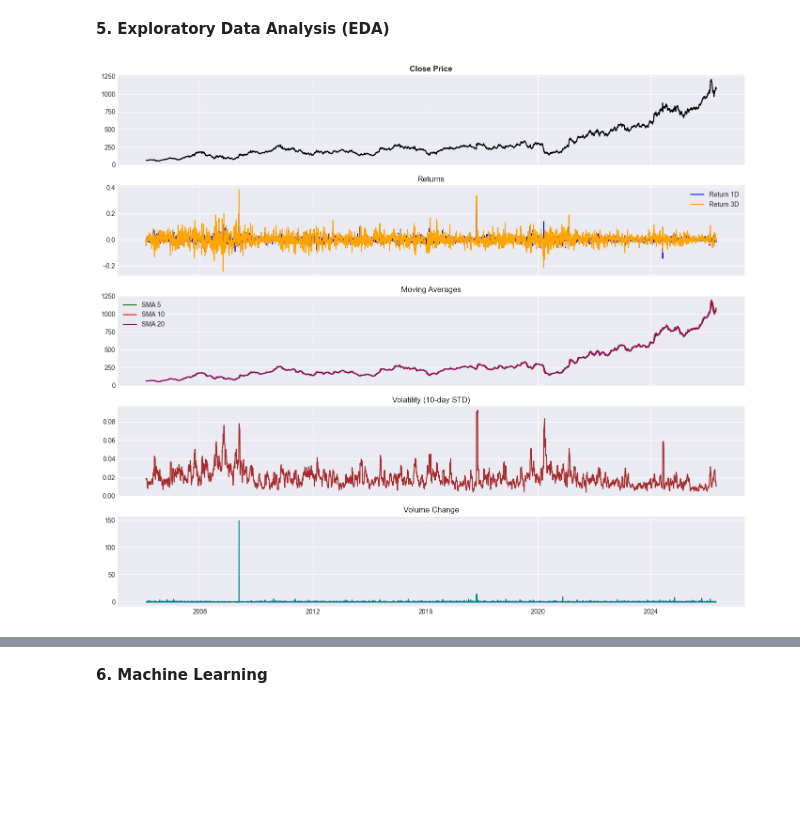
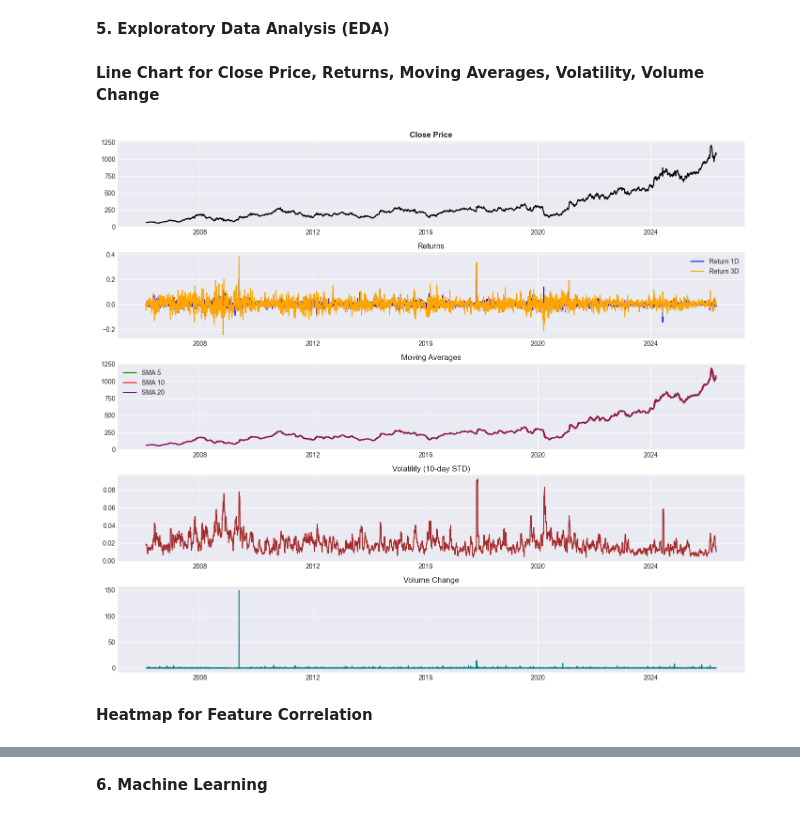
Before and after one commit to RohitKumarSain/Stock-Price-Prediction, a Jupyter notebook: main.ipynb, the cells around one changed output, grey strips where cells are left out. Drawn from its saved outputs; the diff is of its cells as text; code cells hidden in the pictures; blank space fills up the shorter version.

```diff
--- a/main.ipynb
+++ b/main.ipynb
@@ -257,11 +257,7 @@ Where:
 * $R_{t-i}$: The return of the stock at a specific day within the window.
 * $\bar{R}$: The arithmetic mean of the returns over the $k$ periods.
 # %%
-data["volatility_10"] = (
-    data["return_1"]
-    .rolling(10)
-    .std()
-)
+data["volatility_10"] = data["return_1"].rolling(10).std()
 # %% [markdown]
 **The Percentage Change Formula**
 
@@ -274,10 +270,7 @@ Where:
 * $V_t$: The value at the current time period $t$ (e.g., `data["Volume"]` for the current row).
 * $V_{t-1}$: The value at the immediately preceding time period $t-1$ (e.g., `data["Volume"]` for the previous row).
 # %%
-data["volume_change"] = (
-    data["Volume"]
-    .pct_change()
-)
+data["volume_change"] = data["Volume"].pct_change()
 # %% [markdown]
 **The 5-Period Momentum Formula**
 
@@ -302,8 +295,5 @@ Where:
 * $L_{t,1}$: The lagged return value at the current time period $t$ (`data["return_lag1"]`).
 * $R_{t-1}$: The return value from exactly one time period prior to the current row (`data["return_1"].shift(1)`).
 # %%
-data["return_lag1"] = (
-    data["return_1"]
-    .shift(1)
-)
+data["return_lag1"] = data["return_1"].shift(1)
 # %%
@@ -330,51 +320,50 @@ data.head(50)
 # %% [markdown]
 **Target Variable to predict next day closing price**
 # %%
-data["Target"] = data["Close"].shift(-1)
+data["Target"] = data["Close"].shift(-1) #Define target variable
 
-data.replace(
-    [np.inf, -np.inf],
-    np.nan,
-    inplace=True
-)
+data.replace([np.inf, -np.inf], np.nan, inplace=True) #Replace all infinite values to NaN
 
-data.dropna(inplace=True)
+data.dropna(inplace=True) #Remove all missing values
 # %% [markdown]
 **5. Exploratory Data Analysis (EDA)**
+# %% [markdown]
+**Line Chart for Close Price, Returns, Moving Averages, Volatility, Volume Change**
 # %%
-import matplotlib.pyplot as plt
-
+# Set the style and figure size
 plt.style.use("seaborn-v0_8-darkgrid")
 
-fig, axes = plt.subplots(5, 1, figsize=(14, 12), sharex=True)
+fig, axes = plt.subplots(5, 1, figsize=(14, 12))
 
-# 1. Price
+# Price
 axes[0].plot(data.index, data["Close"], color="black")
 axes[0].set_title("Close Price", fontsize=12, fontweight="bold")
 
-# 2. Returns
+# Returns
 axes[1].plot(data.index, data["return_1"], label="Return 1D", color="blue")
 axes[1].plot(data.index, data["return_3"], label="Return 3D", color="orange")
 axes[1].set_title("Returns")
 axes[1].legend()
 
-# 3. Moving Averages
+# Moving Averages
 axes[2].plot(data.index, data["sma_5"], label="SMA 5", color="green")
 axes[2].plot(data.index, data["sma_10"], label="SMA 10", color="red")
 axes[2].plot(data.index, data["sma_20"], label="SMA 20", color="purple")
 axes[2].set_title("Moving Averages")
 axes[2].legend()
 
-# 4. Volatility
+# Volatility
 axes[3].plot(data.index, data["volatility_10"], color="brown")
 axes[3].set_title("Volatility (10-day STD)")
 
-# 5. Volume Change
+# Volume Change
 axes[4].plot(data.index, data["volume_change"], color="teal")
 axes[4].set_title("Volume Change")
 
 plt.tight_layout()
 plt.show()
 # %% [output]
-[figure, old version]
+[figure, new version]
+# %% [markdown]
+**Heatmap for Feature Correlation**
 # %%
```
Also changed, not shown: parts of 29 cells of this notebook, 3 other files.
